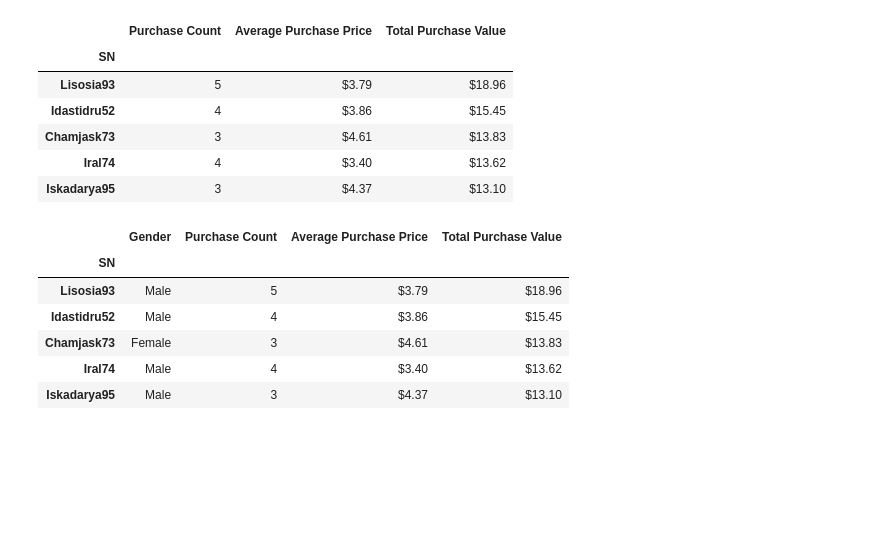
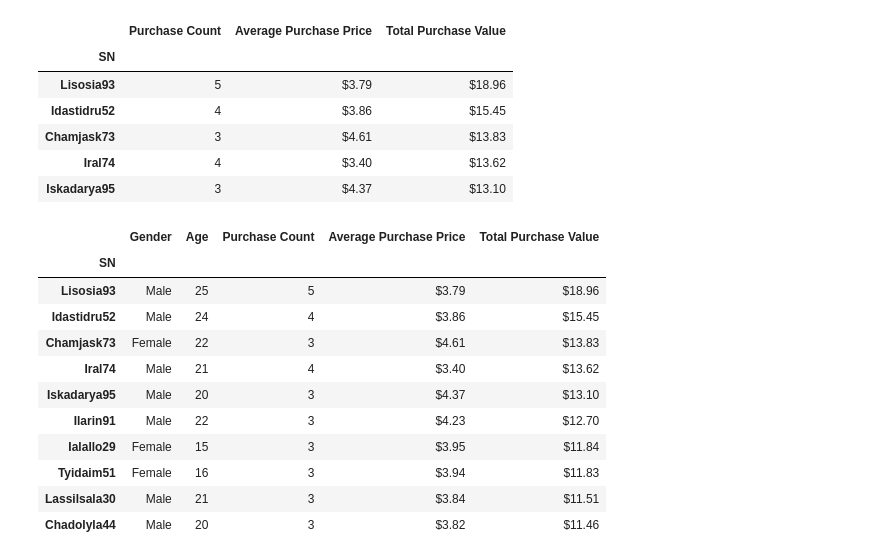
Before and after one commit to christinapomykal/pandas-challenge, a Jupyter notebook: HeroesOfPymoli/HeroesOfPymoli_CP.ipynb, the cells around one changed output. Saved outputs shown, nothing was run; the diff lists cells and outputs as text; code cells hidden in the pictures; blank space fills up the shorter version.

Commit message:
code additional analysis and add to readme

```diff
--- a/HeroesOfPymoli/HeroesOfPymoli_CP.ipynb
+++ b/HeroesOfPymoli/HeroesOfPymoli_CP.ipynb
@@ -79,7 +106,7 @@ final_purchTotal_df
 # Gender Demographics analysis
 
 # New dataframe with names and gender
-genderDemo_df = purchaseData_df[["SN", "Gender"]]
+genderDemo_df = purchaseData_df[["SN", "Gender", "Age"]]
 
 # Remove duplicate names
 noDuplicateGender_df = genderDemo_df.drop_duplicates(subset=["SN"])
@@ -273,24 +300,29 @@ final_topPurchBySN_df.head()
 | Iral74 | 4 | $3.40 | $13.62 |
 | Iskadarya95 | 3 | $4.37 | $13.10 |
 # %%
-# Add gender to top spender analysis
+# Add gender and age to top spender analysis
 topPurchBySNWithGender_df = pd.merge(final_topPurchBySN_df, noDuplicateGender_df, right_on="SN", left_index=True, how="left")
 
 # Reorder columns
-reorderTopPurchGenders_df = topPurchBySNWithGender_df[['SN', 'Gender', 'Purchase Count',
+reorderTopPurchGenders_df = topPurchBySNWithGender_df[['SN', 'Gender', 'Age', 'Purchase Count',
                                                    'Average Purchase Price', 'Total Purchase Value']]
 
 # Set SN as index
 setSNIndex_df = reorderTopPurchGenders_df.set_index('SN')
-setSNIndex_df.head()
+setSNIndex_df.head(10)
 # %% [output]
-|  | Gender | Purchase Count | Average Purchase Price | Total Purchase Value |
-| SN |  |  |  |  |
-| Lisosia93 | Male | 5 | $3.79 | $18.96 |
-| Idastidru52 | Male | 4 | $3.86 | $15.45 |
-| Chamjask73 | Female | 3 | $4.61 | $13.83 |
-| Iral74 | Male | 4 | $3.40 | $13.62 |
-| Iskadarya95 | Male | 3 | $4.37 | $13.10 |
+|  | Gender | Age | Purchase Count | Average Purchase Price | Total Purchase Value |
+| SN |  |  |  |  |  |
+| Lisosia93 | Male | 25 | 5 | $3.79 | $18.96 |
+| Idastidru52 | Male | 24 | 4 | $3.86 | $15.45 |
+| Chamjask73 | Female | 22 | 3 | $4.61 | $13.83 |
+| Iral74 | Male | 21 | 4 | $3.40 | $13.62 |
+| Iskadarya95 | Male | 20 | 3 | $4.37 | $13.10 |
+| Ilarin91 | Male | 22 | 3 | $4.23 | $12.70 |
+| Ialallo29 | Female | 15 | 3 | $3.95 | $11.84 |
+| Tyidaim51 | Female | 16 | 3 | $3.94 | $11.83 |
+| Lassilsala30 | Male | 21 | 3 | $3.84 | $11.51 |
+| Chadolyla44 | Male | 20 | 3 | $3.82 | $11.46 |
 # %%
 # Most Popular Items Analysis
 
```
Also changed, not shown: parts of 4 cells of this notebook, 7 other files.
